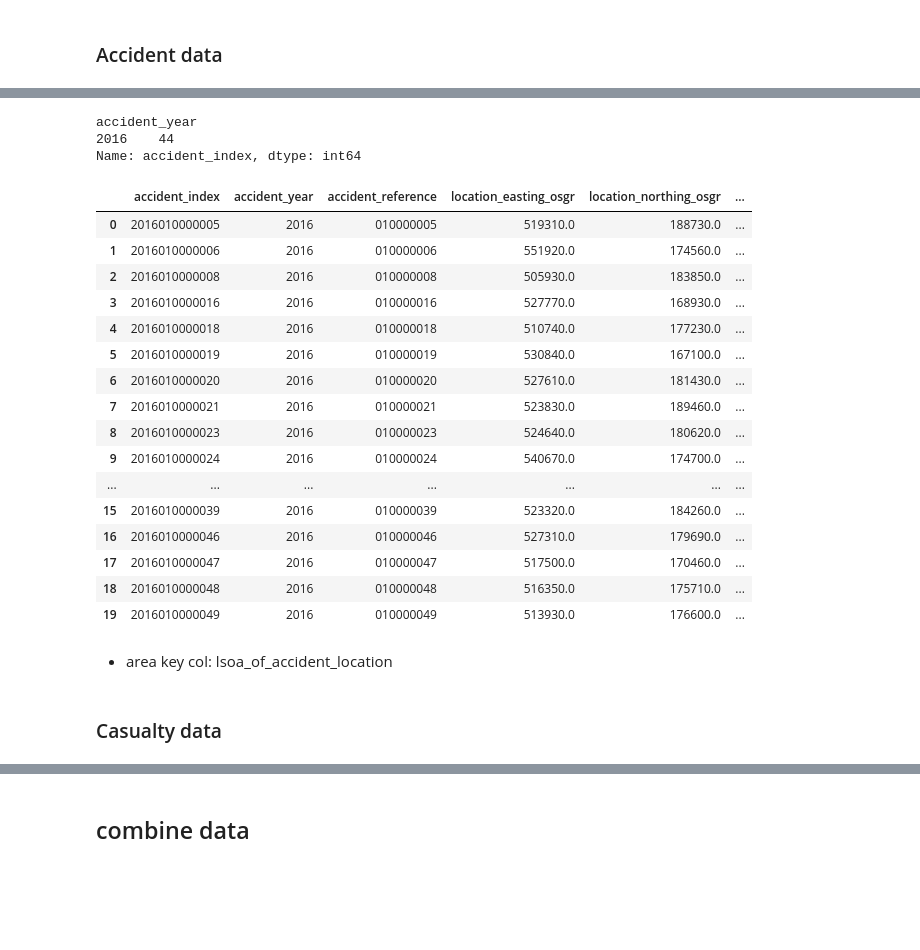
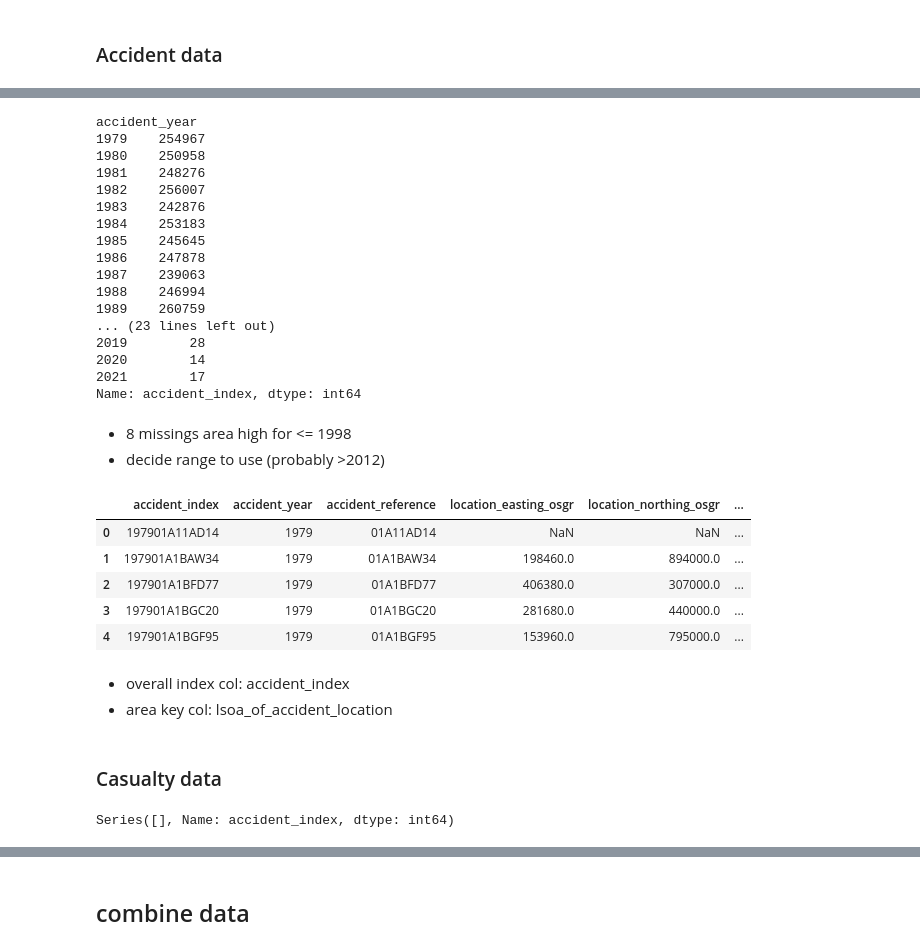
Before and after one commit to alexfarquharson/DSMP, a Jupyter notebook: x01_data_import/import_notebook.ipynb, the cells around one changed output, grey strips where cells are left out. Cells and saved outputs as stored; diff of their text form; code cells hidden in the pictures; blank space fills up the shorter version.

```diff
--- a/x01_data_import/import_notebook.ipynb
+++ b/x01_data_import/import_notebook.ipynb
@@ -15,8 +15,11 @@ pd.set_option('display.max_columns', 100)
 ### Accident data
 # %%
 # load data
-all_files = glob.glob(init.raw_path + "/road_safety_data/dft-road-casualty-statistics-accident-2016.csv")
+# all_files = glob.glob(init.raw_path + "/road_safety_data/dft-road-casualty-statistics-accident-2021.csv")
 
-acc_files = [pd.read_csv(file) for file in all_files]
+# acc_files = [pd.read_csv(file) for file in all_files]
 
-df_acc = pd.concat(acc_files)
+# df_acc = pd.concat(acc_files)
+
+# this file has lsoa
+df_acc = pd.read_csv(init.raw_path + "/road_safety_data/dft-road-casualty-statistics-accident-1979-2021.csv")
@@ -25,29 +48,36 @@ df_acc = pd.concat(acc_files)
 df_acc[df_acc.isna().any(axis =1)].groupby('accident_year')['accident_index'].count()
 # %% [output]
 accident_year
-2016    44
+1979    254967
+1980    250958
+1981    248276
+1982    256007
+1983    242876
+1984    253183
+1985    245645
+1986    247878
+1987    239063
+1988    246994
+1989    260759
+... (23 lines left out)
+2019        28
+2020        14
+2021        17
 Name: accident_index, dtype: int64
+# %% [markdown]
+* 8 missings area high for <= 1998
+* decide range to use (probably >2012)
 # %%
-df_acc.head(20)
+df_acc.head()
 # %% [output]
 |  | accident_index | accident_year | accident_reference | location_easting_osgr | location_northing_osgr | ... |
-| 0 | 2016010000005 | 2016 | 010000005 | 519310.0 | 188730.0 | ... |
-| 1 | 2016010000006 | 2016 | 010000006 | 551920.0 | 174560.0 | ... |
-| 2 | 2016010000008 | 2016 | 010000008 | 505930.0 | 183850.0 | ... |
-| 3 | 2016010000016 | 2016 | 010000016 | 527770.0 | 168930.0 | ... |
-| 4 | 2016010000018 | 2016 | 010000018 | 510740.0 | 177230.0 | ... |
-| 5 | 2016010000019 | 2016 | 010000019 | 530840.0 | 167100.0 | ... |
-| 6 | 2016010000020 | 2016 | 010000020 | 527610.0 | 181430.0 | ... |
-| 7 | 2016010000021 | 2016 | 010000021 | 523830.0 | 189460.0 | ... |
-| 8 | 2016010000023 | 2016 | 010000023 | 524640.0 | 180620.0 | ... |
-| 9 | 2016010000024 | 2016 | 010000024 | 540670.0 | 174700.0 | ... |
-| ... | ... | ... | ... | ... | ... | ... |
-| 15 | 2016010000039 | 2016 | 010000039 | 523320.0 | 184260.0 | ... |
-| 16 | 2016010000046 | 2016 | 010000046 | 527310.0 | 179690.0 | ... |
-| 17 | 2016010000047 | 2016 | 010000047 | 517500.0 | 170460.0 | ... |
-| 18 | 2016010000048 | 2016 | 010000048 | 516350.0 | 175710.0 | ... |
-| 19 | 2016010000049 | 2016 | 010000049 | 513930.0 | 176600.0 | ... |
+| 0 | 197901A11AD14 | 1979 | 01A11AD14 | NaN | NaN | ... |
+| 1 | 197901A1BAW34 | 1979 | 01A1BAW34 | 198460.0 | 894000.0 | ... |
+| 2 | 197901A1BFD77 | 1979 | 01A1BFD77 | 406380.0 | 307000.0 | ... |
+| 3 | 197901A1BGC20 | 1979 | 01A1BGC20 | 281680.0 | 440000.0 | ... |
+| 4 | 197901A1BGF95 | 1979 | 01A1BGF95 | 153960.0 | 795000.0 | ... |
 # %% [markdown]
+* overall index col: accident_index
 * area key col: lsoa_of_accident_location
 # %% [markdown]
 ### Casualty data
@@ -60,0 +94,5 @@ df_cas = pd.concat(cas_files)
+# %%
+# check if missings (and if all in same year - file)
+df_cas[df_cas.isna().any(axis =1)].groupby('accident_year')['accident_index'].count()
+# %% [output]
+Series([], Name: accident_index, dtype: int64)
```
Also changed, not shown: parts of 17 cells of this notebook.
